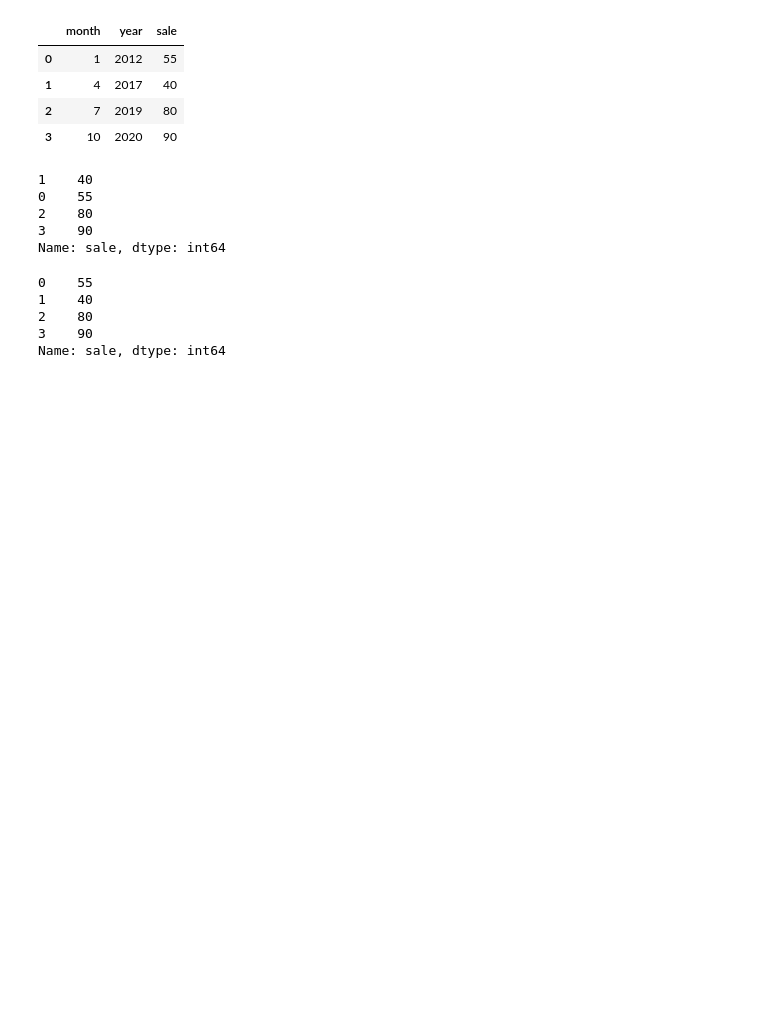
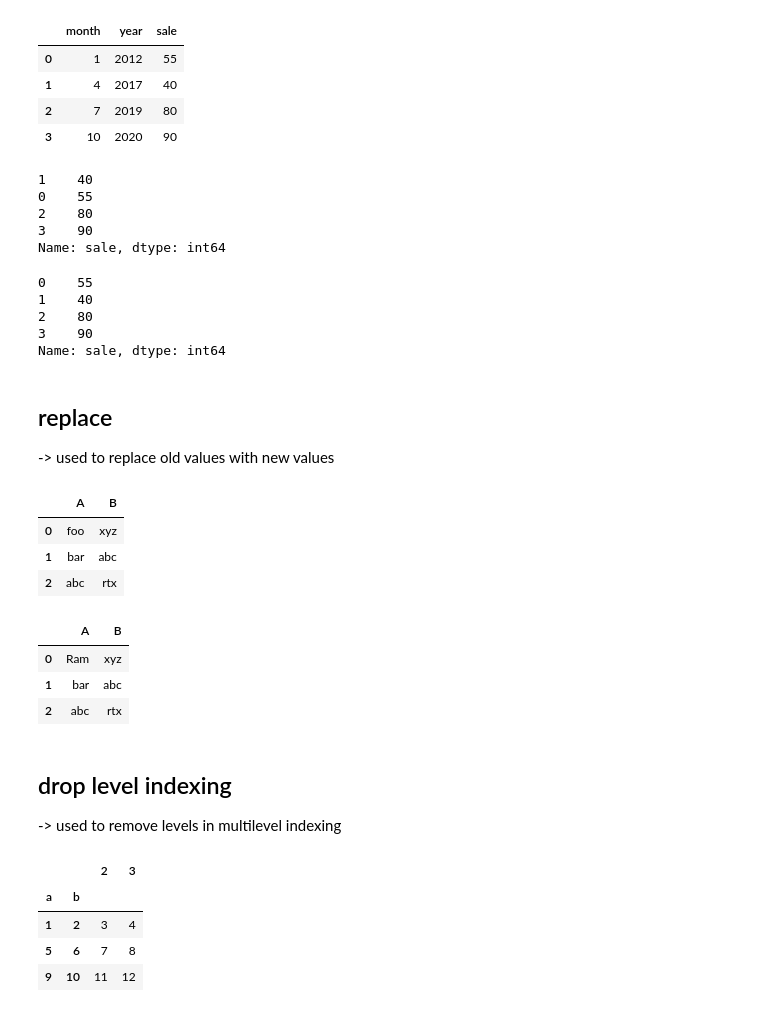
Before and after one commit to shreya1110-dev/ml, a Jupyter notebook: code.ipynb, the cells around one changed output. Saved outputs shown, nothing was run; the diff lists cells and outputs as text; code cells hidden in the pictures; blank space fills up the shorter version.

```diff
--- a/code.ipynb
+++ b/code.ipynb
@@ -2369,3 +2391,36 @@ df['sale'].sort_index()
 2    80
 3    90
 Name: sale, dtype: int64
+# %% [markdown]
+## replace
+-> used to replace old values with new values
+# %%
+df = pd.DataFrame({'A': ['foo', 'bar', 'abc'],
+                    'B': ['xyz', 'abc', 'rtx']})
+df
+# %% [output]
+|  | A | B |
+| 0 | foo | xyz |
+| 1 | bar | abc |
+| 2 | abc | rtx |
+# %%
+# to replace foo with ram
+df['A'] = df['A'].replace('foo', 'Ram')
+df
+# %% [output]
+|  | A | B |
+| 0 | Ram | xyz |
+| 1 | bar | abc |
+| 2 | abc | rtx |
+# %% [markdown]
+## drop level indexing
+-> used to remove levels in multilevel indexing
+# %%
+df = pd.DataFrame([[1, 2, 3, 4], [5, 6, 7, 8], [9, 10, 11, 12]]).set_index([0,1]).rename_axis(['a','b'])
+df
+# %% [output]
+|  |  | 2 | 3 |
+| a | b |  |  |
+| 1 | 2 | 3 | 4 |
+| 5 | 6 | 7 | 8 |
+| 9 | 10 | 11 | 12 |
```
Also changed, not shown: parts of 20 cells of this notebook.
